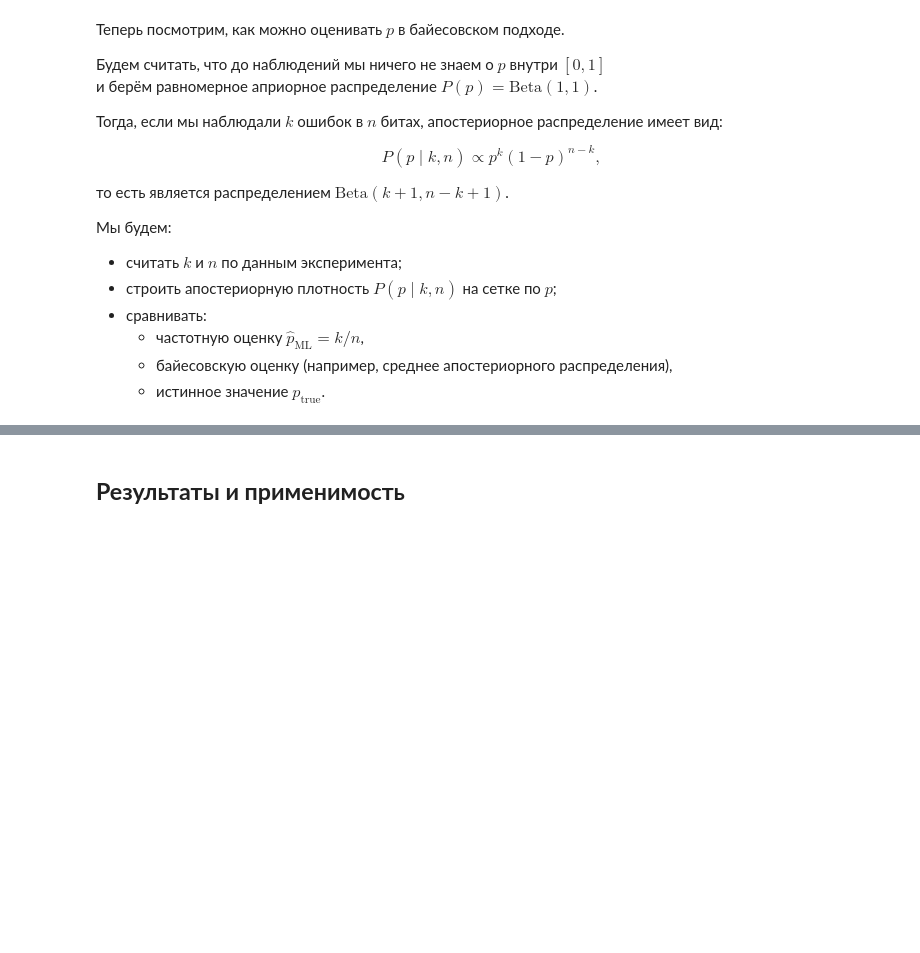
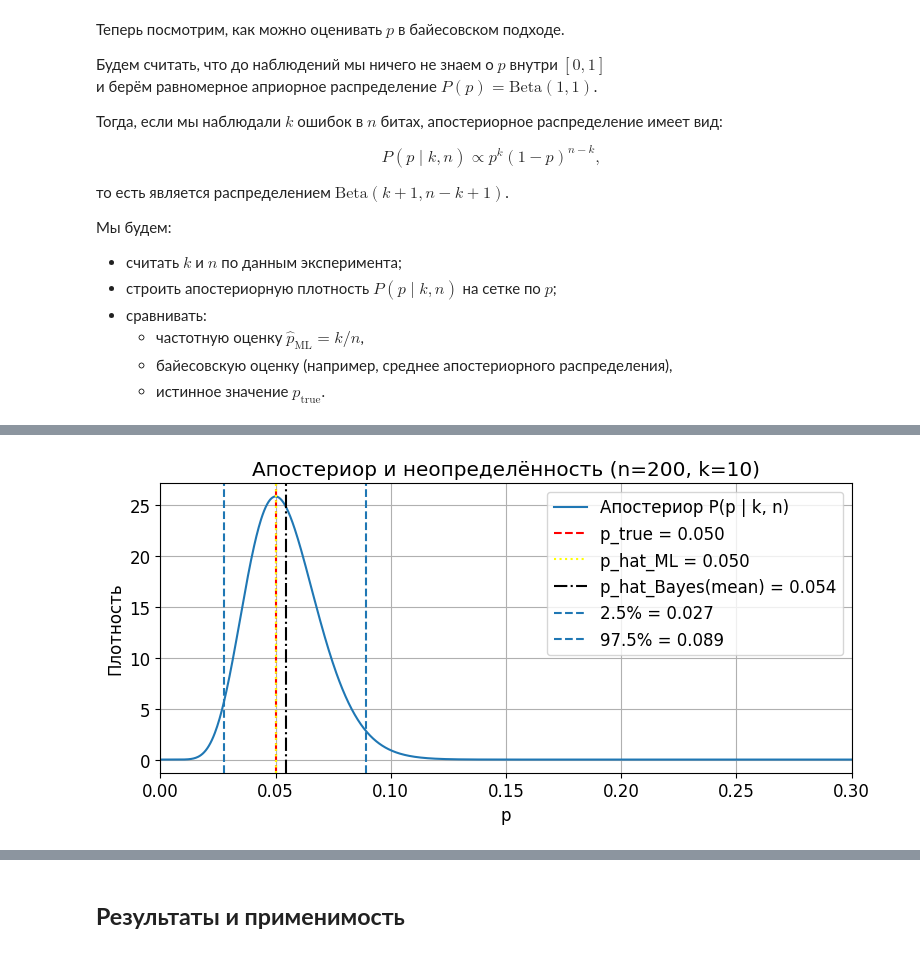
Before and after one commit to oncominglane/theory_of_information, a Jupyter notebook: essays/essay3.ipynb, the cells around one changed output, grey strips where cells are left out. Saved outputs shown, nothing was run; the diff lists cells and outputs as text; code cells hidden in the pictures; blank space fills up the shorter version.

```diff
--- a/essays/essay3.ipynb
+++ b/essays/essay3.ipynb
@@ -509,0 +427,88 @@ plt.show()
+# %%
+#  утилиты: квантиль по сетке + отчет
+import numpy as np
+import matplotlib.pyplot as plt
+
+def posterior_quantile_from_grid(p_grid, post_pdf, q: float):
+    """Квантиль q по дискретной pdf на сетке."""
+    dp = p_grid[1] - p_grid[0]
+    cdf = np.cumsum(post_pdf) * dp
+    return float(np.interp(q, cdf, p_grid))
+
+def print_report(res, title=""):
+    if title:
+        print(title)
+    print(f"p_true={res['p_true']}, n={res['n_bits']}, trials={res['n_trials']}, prior={res['prior']}")
+    print(f"ML:    mean={res['mean_ml']:.6g}, std={res['std_ml']:.6g}, bias={res['bias_ml']:.6g}, MSE={res['mse_ml']:.6g}")
+    print(f"Bayes: mean={res['mean_bayes']:.6g}, std={res['std_bayes']:.6g}, bias={res['bias_bayes']:.6g}, MSE={res['mse_bayes']:.6g}")
+# %%
+# ЯЧЕЙКА: Апостериор и неопределённость (Bayes = не “другое число”, а распределение и интервал)
+# Что делаем:
+# 1) Много раз моделируем BSC(p_true) при коротком блоке n=200.
+# 2) Берём "типичный" прогон (оценка ML ближе к медиане по всем прогонам).
+# 3) Для его (k, n) строим апостериор p|k,n ~ Beta(k+1, n-k+1) при равномерном априоре Beta(1,1).
+# 4) Рисуем апостериор и 95% credible interval (2.5%..97.5%), плюс линии p_true, ML и Bayes(mean).
+
+p_true = 0.05
+n_bits = 200
+n_trials = 5000
+alpha, beta = 1.0, 1.0  # равномерный априор Beta(1,1)
+
+res = monte_carlo_compare_ml_bayes(
+    p_true=p_true, n_bits=n_bits, n_trials=n_trials,
+    alpha=alpha, beta=beta, rng=rng
+)
+
+# Берём "типичный" прогон: p_ML ближе всего к медиане
+p_ml_all = res["p_ml"]
+t = int(np.argmin(np.abs(p_ml_all - np.median(p_ml_all))))
+
+k_t = int(res["k"][t])
+p_hat_ml_t = float(res["p_ml"][t])
+p_hat_bayes_t = float(res["p_bayes"][t])
+
+# Апостериор по (k_t, n_bits)
+p_grid, post_pdf = posterior_beta_grid(k_t, n_bits, num_points=3000)
+
+# 95% credible interval
+p02 = posterior_quantile_from_grid(p_grid, post_pdf, 0.025)
+p97 = posterior_quantile_from_grid(p_grid, post_pdf, 0.975)
+
+# Текстовый вывод + короткий вывод-смысл
+print(f"Типичный прогон: n={n_bits}, k={k_t}")
+print(f"Точечные оценки:  p_true={p_true:.4f} | ML={p_hat_ml_t:.4f} | Bayes(mean)={p_hat_bayes_t:.4f}")
+print(f"95% credible interval для p: [{p02:.4f}, {p97:.4f}]")
+
+width = p97 - p02
+if p02 <= p_true <= p97:
+    cover_txt = "p_true попадает в 95% credible interval → наблюдения согласуются с истинным p."
+else:
+    cover_txt = "p_true НЕ попадает в 95% credible interval → конкретный прогон аномален (редкое отклонение)."
+
+print("\nВывод:")
+print(f"- При n={n_bits} неопределённость заметная: ширина 95% интервала ≈ {width:.4f}.")
+print(f"- {cover_txt}")
+print("- Bayes здесь полезен тем, что даёт распределение/интервал (оценку уверенности), а не только одну точку.")
+
+# График: разные цвета и ограничение оси p до 0.3
+plt.figure(figsize=(8,4))
+
+# Апостериор
+plt.plot(p_grid, post_pdf, label="Апостериор P(p | k, n)")
+
+# Вертикальные линии
+plt.axvline(p_true, linestyle="--", label=f"p_true = {p_true:.3f}", color='red')
+plt.axvline(p_hat_ml_t, linestyle=":", label=f"p_hat_ML = {p_hat_ml_t:.3f}", color='yellow')
+plt.axvline(p_hat_bayes_t, linestyle="-.", label=f"p_hat_Bayes(mean) = {p_hat_bayes_t:.3f}", color='black')
+
+plt.axvline(p02, linestyle="--", label=f"2.5% = {p02:.3f}")
+plt.axvline(p97, linestyle="--", label=f"97.5% = {p97:.3f}")
+
+plt.xlim(0.0, 0.3)
+plt.xlabel("p")
+plt.ylabel("Плотность")
+plt.title(f"Апостериор и неопределённость (n={n_bits}, k={k_t})")
+plt.legend()
+plt.tight_layout()
+plt.show()
+# %% [output]
@@ -509,0 +523 @@ plt.show()
+[figure, added]
```
Also changed, not shown: parts of 27 cells of this notebook, 3 other files.
